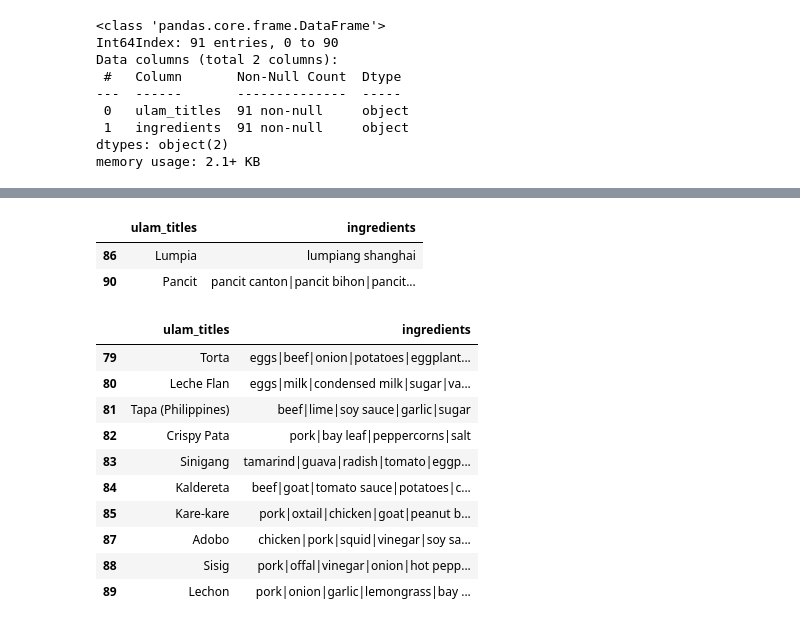
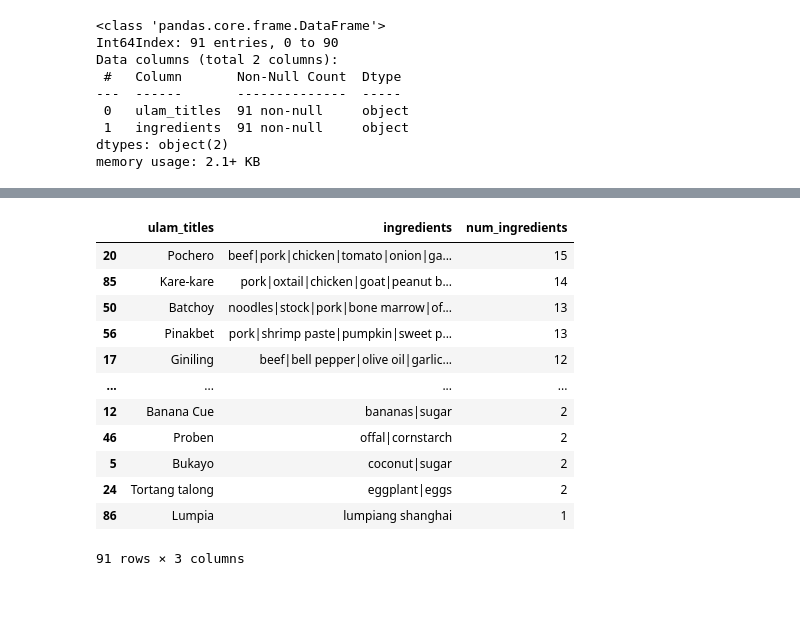
Before and after one commit to fvea/recipe-recommender-system, a Jupyter notebook: ulam_recommendation_system_eda_modeling.ipynb, the cells around one changed output, grey strips where cells are left out. Saved outputs shown, nothing was run; the diff lists cells and outputs as text; code cells hidden in the pictures; blank space fills up the shorter version.

```diff
--- a/ulam_recommendation_system_eda_modeling.ipynb
+++ b/ulam_recommendation_system_eda_modeling.ipynb
@@ -85,23 +86,18 @@ ulam_df.sample(30)
-# %%
-# check Lumpia and Pancit ingredients
-ulam_df[(ulam_df.ulam_titles == 'Pancit') | (ulam_df.ulam_titles == 'Lumpia')]
-# %% [output]
-|  | ulam_titles | ingredients |
-| 86 | Lumpia | lumpiang shanghai |
-| 90 | Pancit | pancit canton|pancit bihon|pancit... |
-# %%
-# drop Lumpia and Pancit records
-ulam_df.drop([86, 90], inplace=True)
-ulam_df.tail(10)
-# %% [output]
-|  | ulam_titles | ingredients |
-| 79 | Torta | eggs|beef|onion|potatoes|eggplant... |
-| 80 | Leche Flan | eggs|milk|condensed milk|sugar|va... |
-| 81 | Tapa (Philippines) | beef|lime|soy sauce|garlic|sugar |
-| 82 | Crispy Pata | pork|bay leaf|peppercorns|salt |
-| 83 | Sinigang | tamarind|guava|radish|tomato|eggp... |
-| 84 | Kaldereta | beef|goat|tomato sauce|potatoes|c... |
-| 85 | Kare-kare | pork|oxtail|chicken|goat|peanut b... |
-| 87 | Adobo | chicken|pork|squid|vinegar|soy sa... |
-| 88 | Sisig | pork|offal|vinegar|onion|hot pepp... |
-| 89 | Lechon | pork|onion|garlic|lemongrass|bay ... |
+# %%
+# compute total ingredients per dish (ulam)
+ulam_df['num_ingredients'] = ulam_df['ingredients'].apply(lambda ing: len(ing.split('|')))
+ulam_df.sort_values(by='num_ingredients', ascending=False)
+# %% [output]
+|  | ulam_titles | ingredients | num_ingredients |
+| 20 | Pochero | beef|pork|chicken|tomato|onion|ga... | 15 |
+| 85 | Kare-kare | pork|oxtail|chicken|goat|peanut b... | 14 |
+| 50 | Batchoy | noodles|stock|pork|bone marrow|of... | 13 |
+| 56 | Pinakbet | pork|shrimp paste|pumpkin|sweet p... | 13 |
+| 17 | Giniling | beef|bell pepper|olive oil|garlic... | 12 |
+| ... | ... | ... | ... |
+| 12 | Banana Cue | bananas|sugar | 2 |
+| 46 | Proben | offal|cornstarch | 2 |
+| 5 | Bukayo | coconut|sugar | 2 |
+| 24 | Tortang talong | eggplant|eggs | 2 |
+| 86 | Lumpia | lumpiang shanghai | 1 |
+91 rows × 3 columns
```
Also changed, not shown: parts of 24 cells of this notebook.
